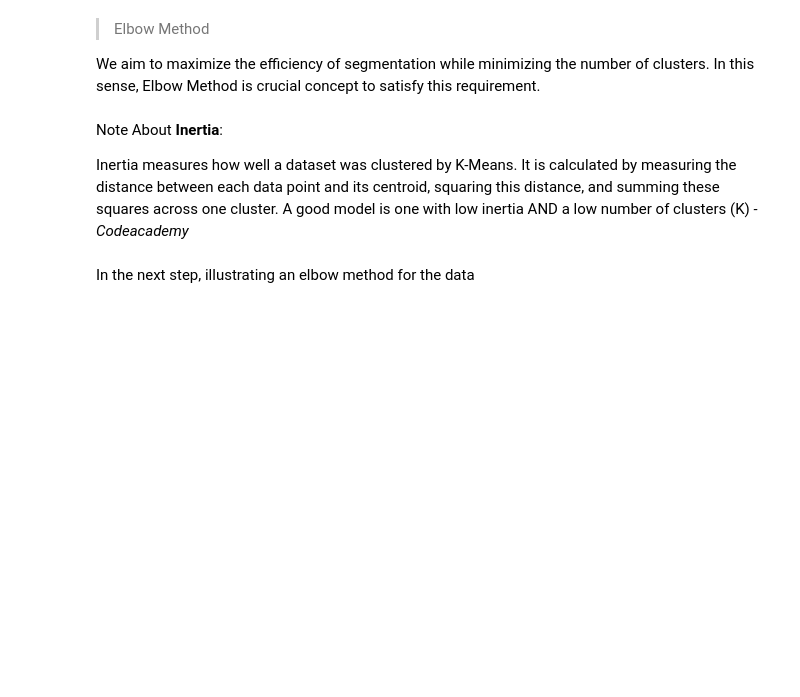
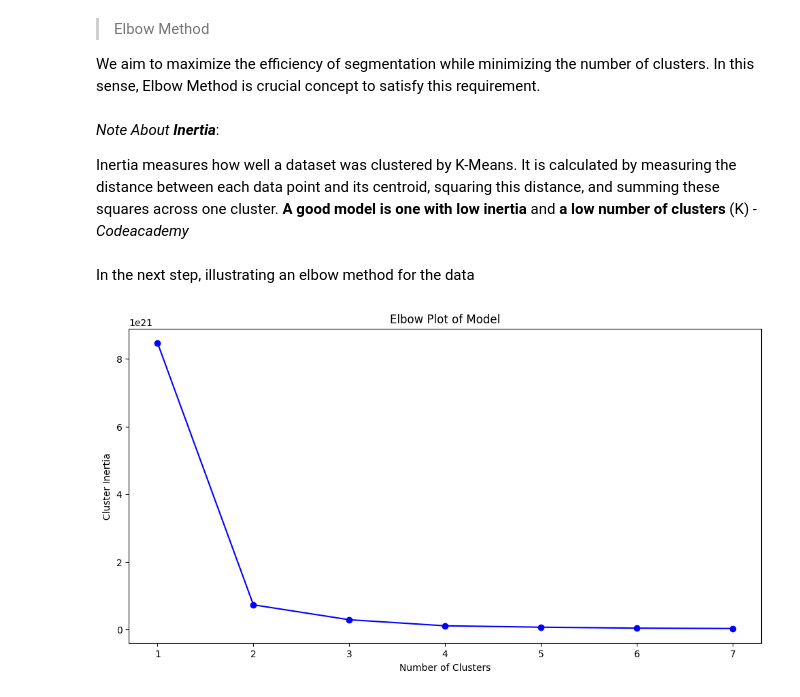
Before and after one commit to EmirhanServeren/factoring-customer-segmentation, a Jupyter notebook: segmentation.ipynb, the cells around one changed output. Saved outputs shown, nothing was run; the diff lists cells and outputs as text; code cells hidden in the pictures; blank space fills up the shorter version.

```diff
--- a/segmentation.ipynb
+++ b/segmentation.ipynb
@@ -392,10 +396,3 @@ min           0.000000
 75%           1.936203
 max      879000.000000
 Name: BK_ORAN, dtype: float64
-# %%
-# create a solution for the cases where RISK is equal to 0 but LIMIT is not equal to 0
-# ...because this means customer most be involved in more reliable segment
-# ...meanwhile the opposite case stands for more risky customers' segment
-
-"""g_company_type_df['BK_ORAN']=g_company_type_df['BK_RISK']/g_company_type_df['BK_LIMIT']     # creating a new column for bank risk ratio
-g_company_type_df['BK_ORAN'].fillna(0, inplace=True)                                        # division error popped up as Nan"""
@@ -429,9 +445,9 @@ def find_optimal_clusters(df, maximum_K):
 
     return clusters_centers, k_values
 # %% [markdown]
-Note About **Inertia**:
+*Note About **Inertia***:
 
-Inertia measures how well a dataset was clustered by K-Means. It is calculated by measuring the distance between each data point and its centroid, squaring this distance, and summing these squares across one cluster. A good model is one with low inertia AND a low number of clusters (K) *-Codeacademy*
+Inertia measures how well a dataset was clustered by K-Means. It is calculated by measuring the distance between each data point and its centroid, squaring this distance, and summing these squares across one cluster. **A good model is one with low inertia** and **a low number of clusters** (K) *-Codeacademy*
 # %% [markdown]
 In the next step, illustrating an elbow method for the data
 # %%
@@ -445,3 +465,5 @@ def generate_elbow_plot(clusters_centers, k_values):
 # %%
-clusters_centers, k_values = find_optimal_clusters(df, 16)
+clusters_centers, k_values = find_optimal_clusters(g_company_type_df, 8)
 generate_elbow_plot(clusters_centers, k_values)
+# %% [output]
+[figure, added]
```
Also changed, not shown: parts of 6 cells of this notebook.
